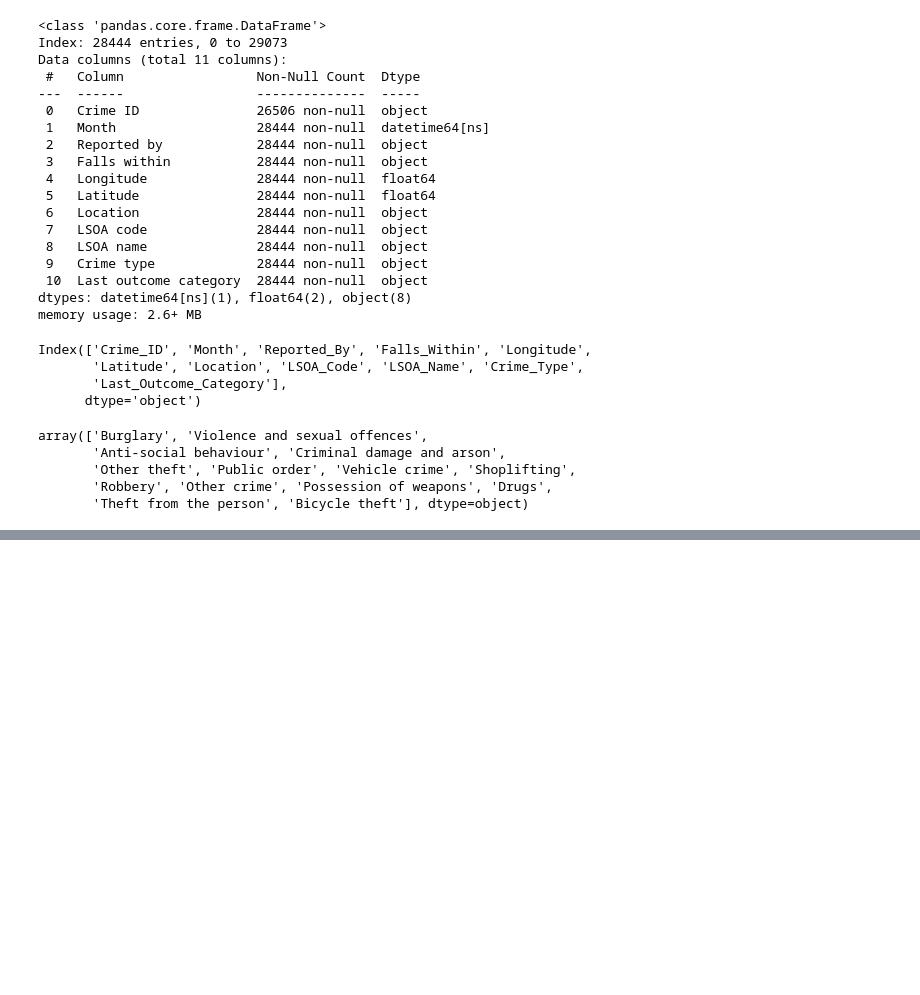
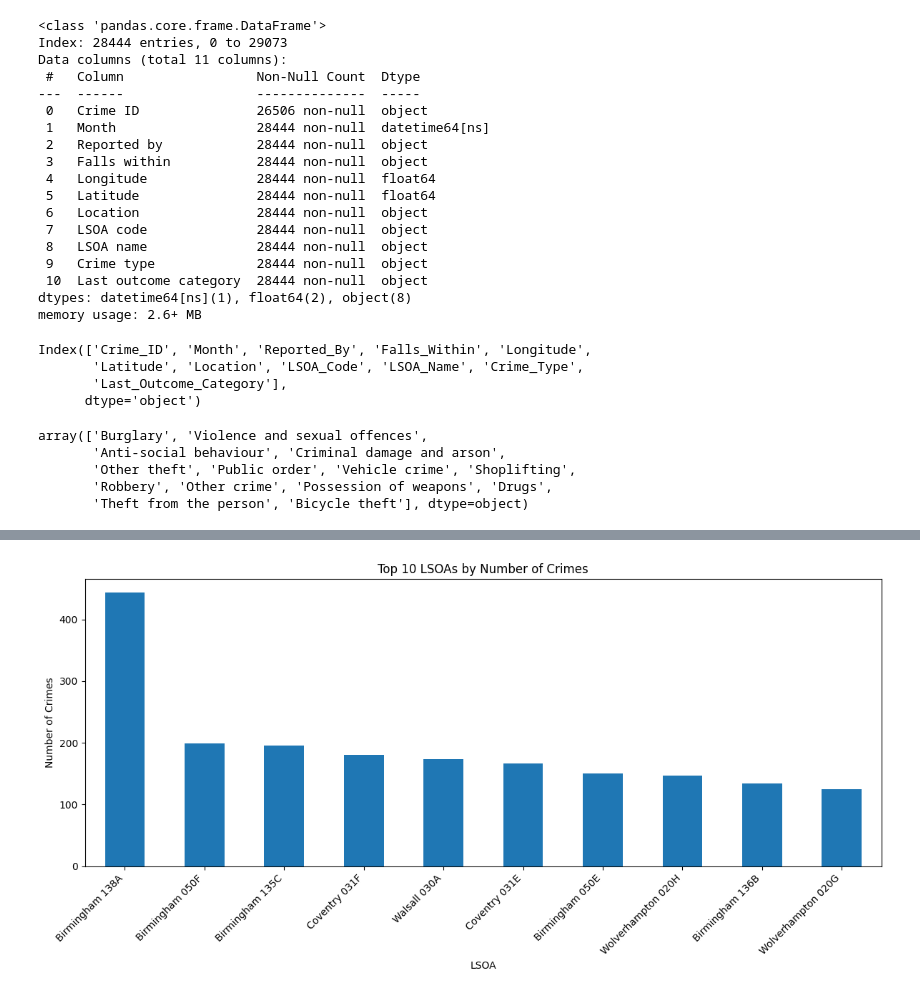
Before and after one commit to samuelkimaru2006-png/DSA-1080-project, a Jupyter notebook: notebooks/analysis.ipynb, the cells around one changed output, grey strips where cells are left out. Saved outputs shown, nothing was run; the diff lists cells and outputs as text; code cells hidden in the pictures; blank space fills up the shorter version.

```diff
--- a/notebooks/analysis.ipynb
+++ b/notebooks/analysis.ipynb
@@ -159,0 +244,16 @@ df.to_csv("../data/processed/crime_data_cleaned.csv", index=False)
+# %%
+# Analysis Question 5: Which LSOA (neighbourhood) recorded the highest number of crimes?
+top_lsoa = df["LSOA_Name"].value_counts().head(10)
+top_lsoa
+
+# Visualizations
+top_lsoa.plot(kind="bar", figsize=(12,6))
+
+plt.title("Top 10 LSOAs by Number of Crimes")
+plt.xlabel("LSOA")
+plt.ylabel("Number of Crimes")
+plt.xticks(rotation=45, ha="right")
+plt.tight_layout()
+plt.show()
+# %% [output]
+[figure, added]
```
Also changed, not shown: parts of 10 cells of this notebook.
